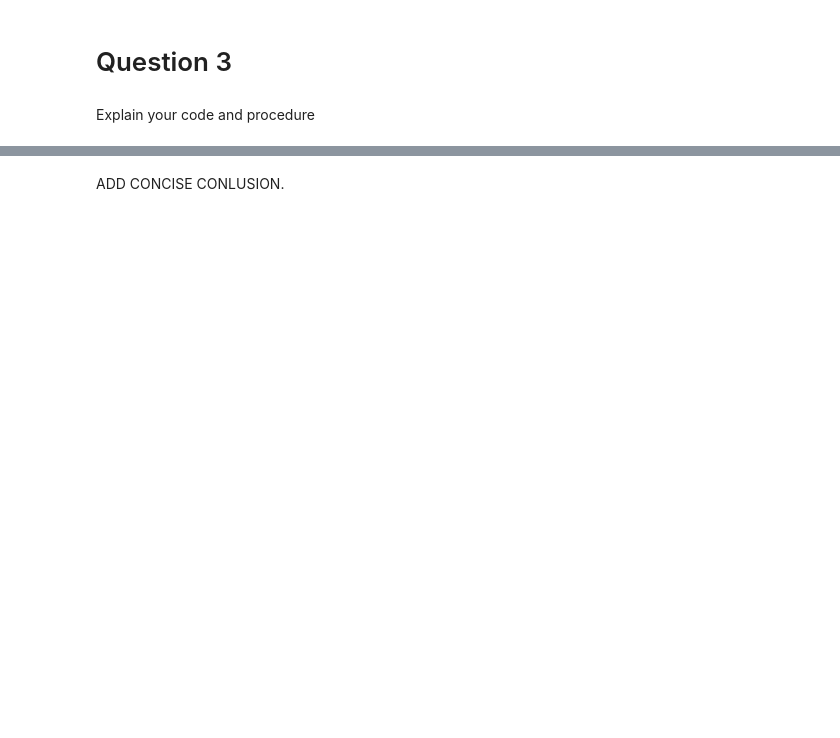
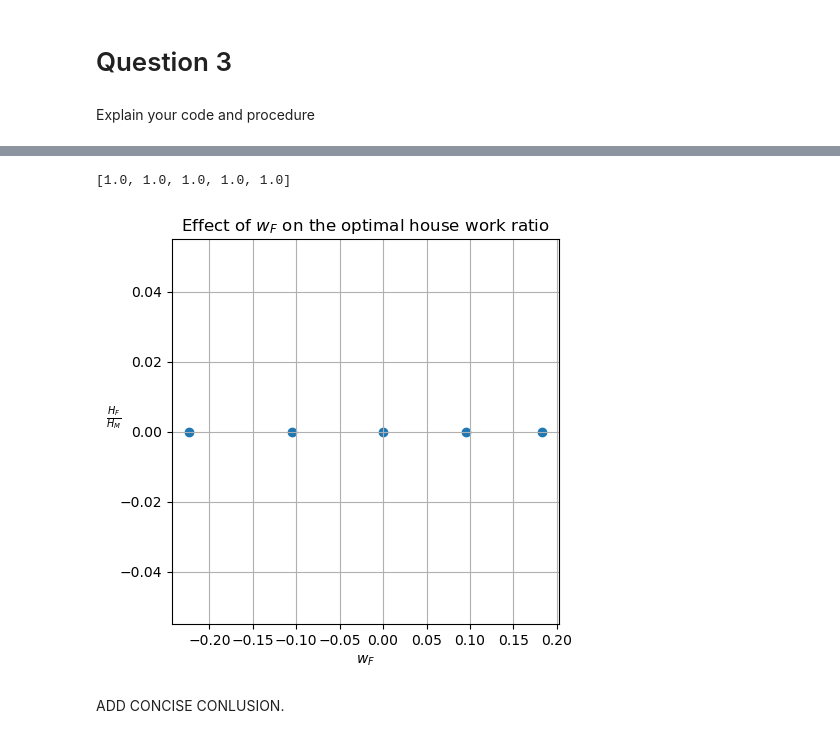
Before and after one commit to NumEconCopenhagen/projects-2023-andreas, a Jupyter notebook: inauguralproject/inauguralproject.ipynb, the cells around one changed output, grey strips where cells are left out. Cells and saved outputs as stored; diff of their text form; code cells hidden in the pictures; blank space fills up the shorter version.

```diff
--- a/inauguralproject/inauguralproject.ipynb
+++ b/inauguralproject/inauguralproject.ipynb
@@ -266,0 +266,15 @@ Explain your code and procedure
+# %%
+model.__init__()
+
+# create a empty lists to store output
+frac_cont = []
+
+# loop over different wages
+for value in wages:
+
+    # set wage
+    setattr(par, 'wF', value)
+
+    # save output and save to list
+    sol = model.solve()
+    frac_cont.append(sol.x[3]/sol.x[1])
@@ -267,2 +292,28 @@ Explain your code and procedure
+# %%
+print(frac_cont)
+# %% [output]
+[1.0, 1.0, 1.0, 1.0, 1.0]
+# %%
+# plot the results
+fig, ax1 = plt.subplots(1, 1, figsize=(5, 5))
+
+# log
+log_wages = [np.log(x/par.wM) for x in wages]
+log_frac = [np.log(x) for x in frac_cont]
+
+ax1.scatter(log_wages, log_frac)
+
+# include a grid
+ax1.grid(True)
+
+# set the labels and title
+ax1.set_xlabel(r'$w_F$')
+ax1.set_ylabel(r'$\frac{H_F}{H_M}$', rotation=0)
+ax1.set_title(r'Effect of $w_F$ on the optimal house work ratio')
+
+# show the plot
+plt.show()
+# %% [output]
+[figure, added]
 # %% [markdown]
 ADD CONCISE CONLUSION.
```
Also changed, not shown: parts of 5 cells of this notebook, 1 other file.
